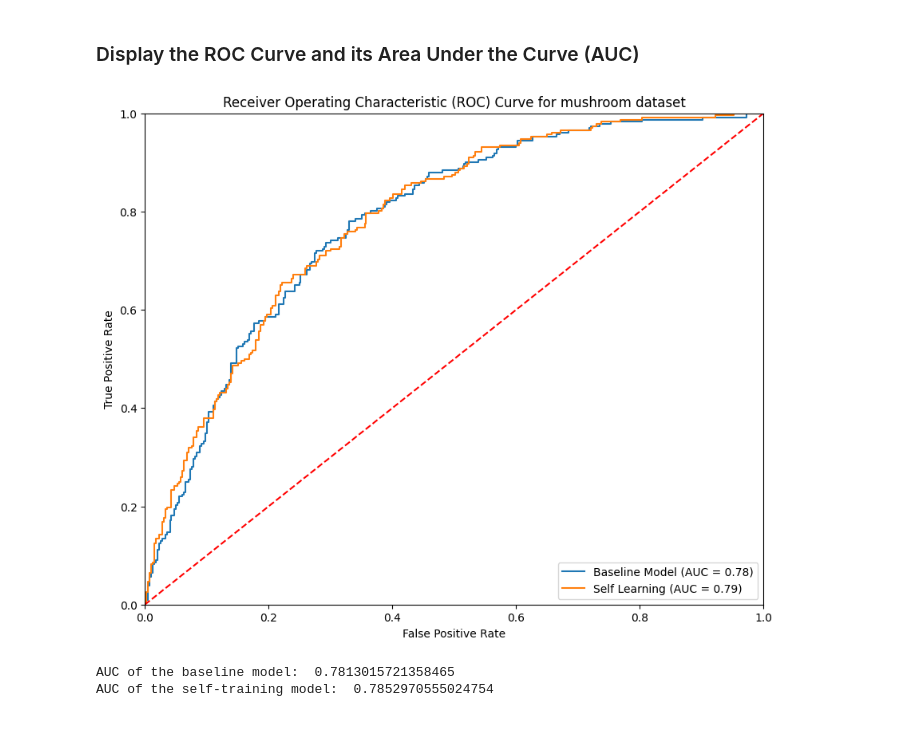
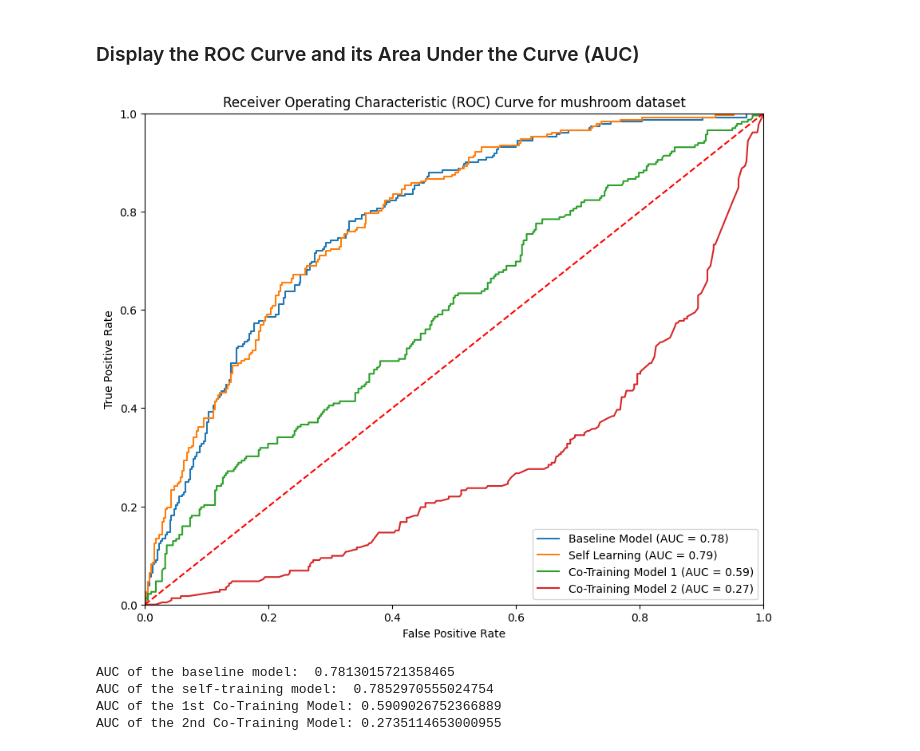
Before and after one commit to kmock930/Drug-Consumption-Machine-Learning-analysis, a Jupyter notebook: Project - Semi Supervised Learning/CSI5155 Project - Self Training.ipynb, the cells around one changed output. Saved outputs shown, nothing was run; the diff lists cells and outputs as text; code cells hidden in the pictures.

Commit message:
Plotted ROC curves in all notebooks for a wholelistic comparison

```diff
--- a/Project - Semi Supervised Learning/CSI5155 Project - Self Training.ipynb
+++ b/Project - Semi Supervised Learning/CSI5155 Project - Self Training.ipynb
@@ -195,21 +195,41 @@ printConfMtx(y_pred, y_test)
 # %% [markdown]
 ### Display the ROC Curve and its Area Under the Curve (AUC)
 # %%
-AUC_baseline, AUC_selftraining = plotROC(
+features_subsets = joblib.load(os.path.join(
+            constants.MODEL_DIR,
+            constants.CO_TRAINING_BEST_FEATURE_SPLIT_RESULTS_FILENAME
+        ));
+AUC_baseline, AUC_selftraining, AUC_cotraining1, AUC_cotraining2 = plotROC(
     models={
         "Baseline Model": joblib.load(os.path.join(
             constants.MODEL_DIR,
             constants.MODEL_FILENAME
         )),
-        "Self Learning": supervisedModel
+        "Self Learning": supervisedModel,
+        "Co-Training Model 1": joblib.load(os.path.join(
+            constants.MODEL_DIR,
+            constants.MODEL_COTRAIN_1_FILENAME
+        )),
+        "Co-Training Model 2": joblib.load(os.path.join(
+            constants.MODEL_DIR,
+            constants.MODEL_COTRAIN_2_FILENAME
+        ))
     },
     X_test=X_test,
     y_test=y_test,
+    feature_subsets={
+        "Co-Training Model 1": features_subsets["features_view1"],
+        "Co-Training Model 2": features_subsets["features_view2"]
+    },
     dataset="mushroom"
 );
 print("AUC of the baseline model: ", AUC_baseline);
 print("AUC of the self-training model: ", AUC_selftraining);
+print(f"AUC of the 1st Co-Training Model: {AUC_cotraining1}");
+print(f"AUC of the 2nd Co-Training Model: {AUC_cotraining2}");
 # %% [output]
-[figure, old version]
+[figure, new version]
 AUC of the baseline model:  0.7813015721358465
 AUC of the self-training model:  0.7852970555024754
+AUC of the 1st Co-Training Model: 0.5909026752366889
+AUC of the 2nd Co-Training Model: 0.2735114653000955
```
Also changed, not shown: 10 other files.
